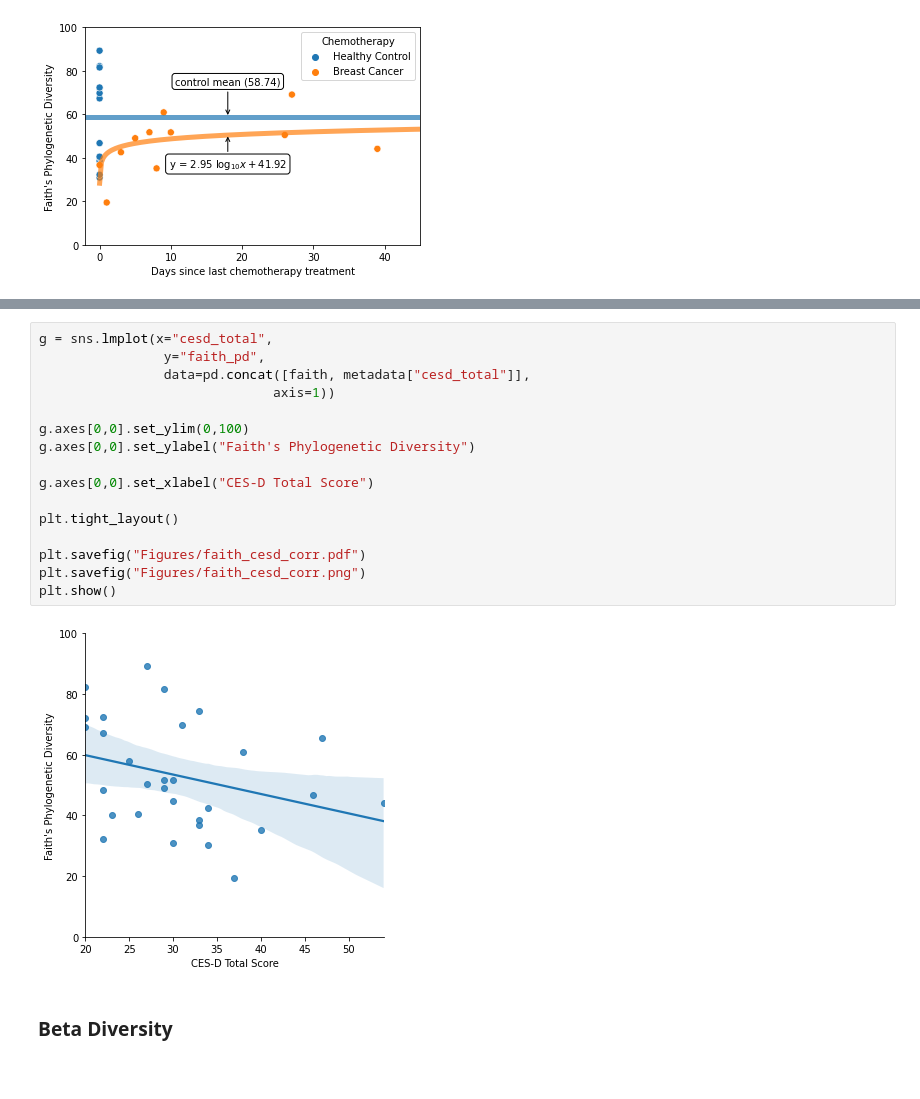
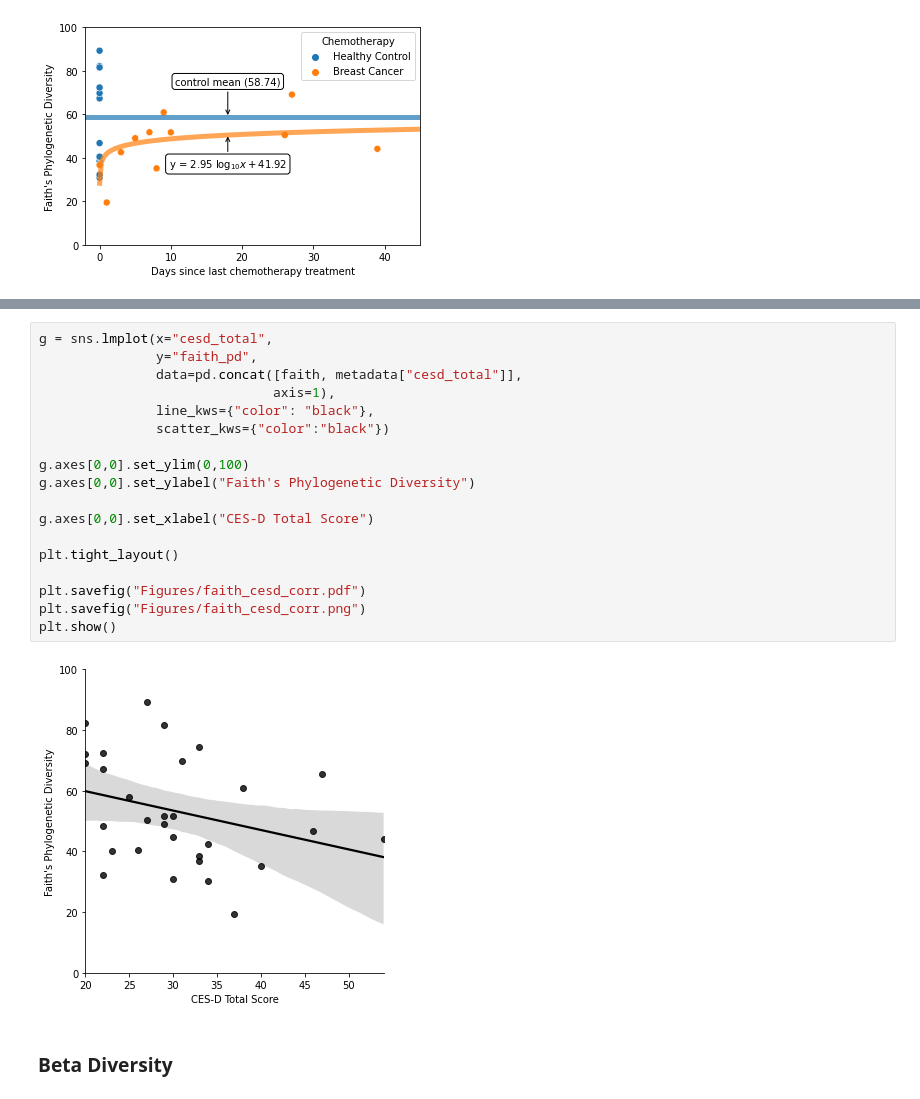
Before and after one commit to sterrettJD/Chemobrain, a Jupyter notebook: Reanalyze-after-blooms-removed.ipynb, the cells around one changed output, grey strips where cells are left out. Saved outputs shown, nothing was run; the diff lists cells and outputs as text.

Commit message:
change lmplot to black, add new taxa barplot

```diff
--- a/Reanalyze-after-blooms-removed.ipynb
+++ b/Reanalyze-after-blooms-removed.ipynb
@@ -215,21 +215,23 @@ plt.show()
 # %%
 g = sns.lmplot(x="cesd_total",
-                y="faith_pd",
-                data=pd.concat([faith, metadata["cesd_total"]],
-                              axis=1))
+               y="faith_pd",
+               data=pd.concat([faith, metadata["cesd_total"]],
+                              axis=1),
+               line_kws={"color": "black"},
+               scatter_kws={"color":"black"})
 
 g.axes[0,0].set_ylim(0,100)
 g.axes[0,0].set_ylabel("Faith's Phylogenetic Diversity")
 
 g.axes[0,0].set_xlabel("CES-D Total Score")
 
 plt.tight_layout()
 
 plt.savefig("Figures/faith_cesd_corr.pdf")
 plt.savefig("Figures/faith_cesd_corr.png")
 plt.show()
 # %% [output]
-[figure, old version]
+[figure, new version]
 # %% [markdown]
 ### Beta Diversity
 # %%
```
Also changed, not shown: parts of 4 cells of this notebook.
